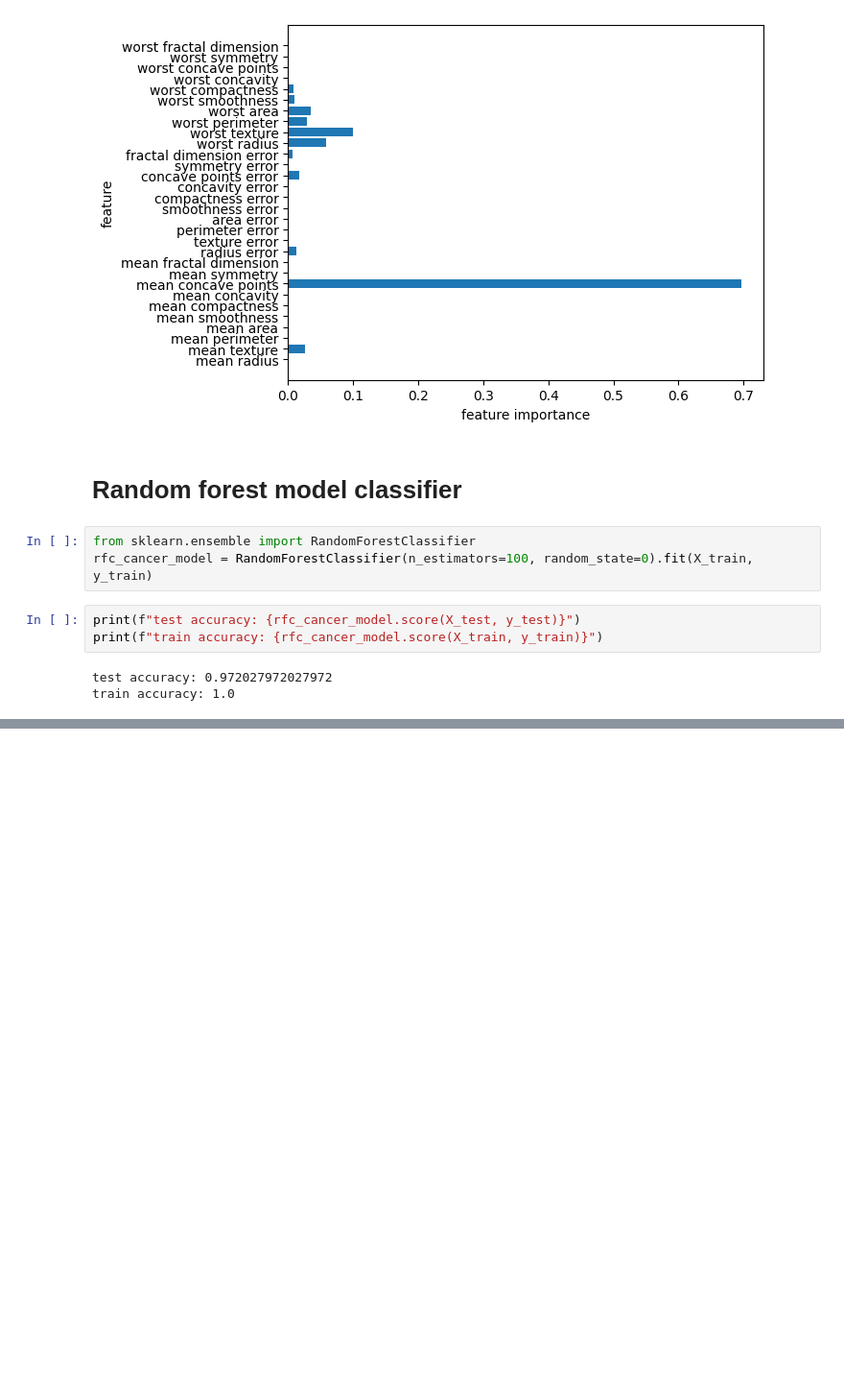
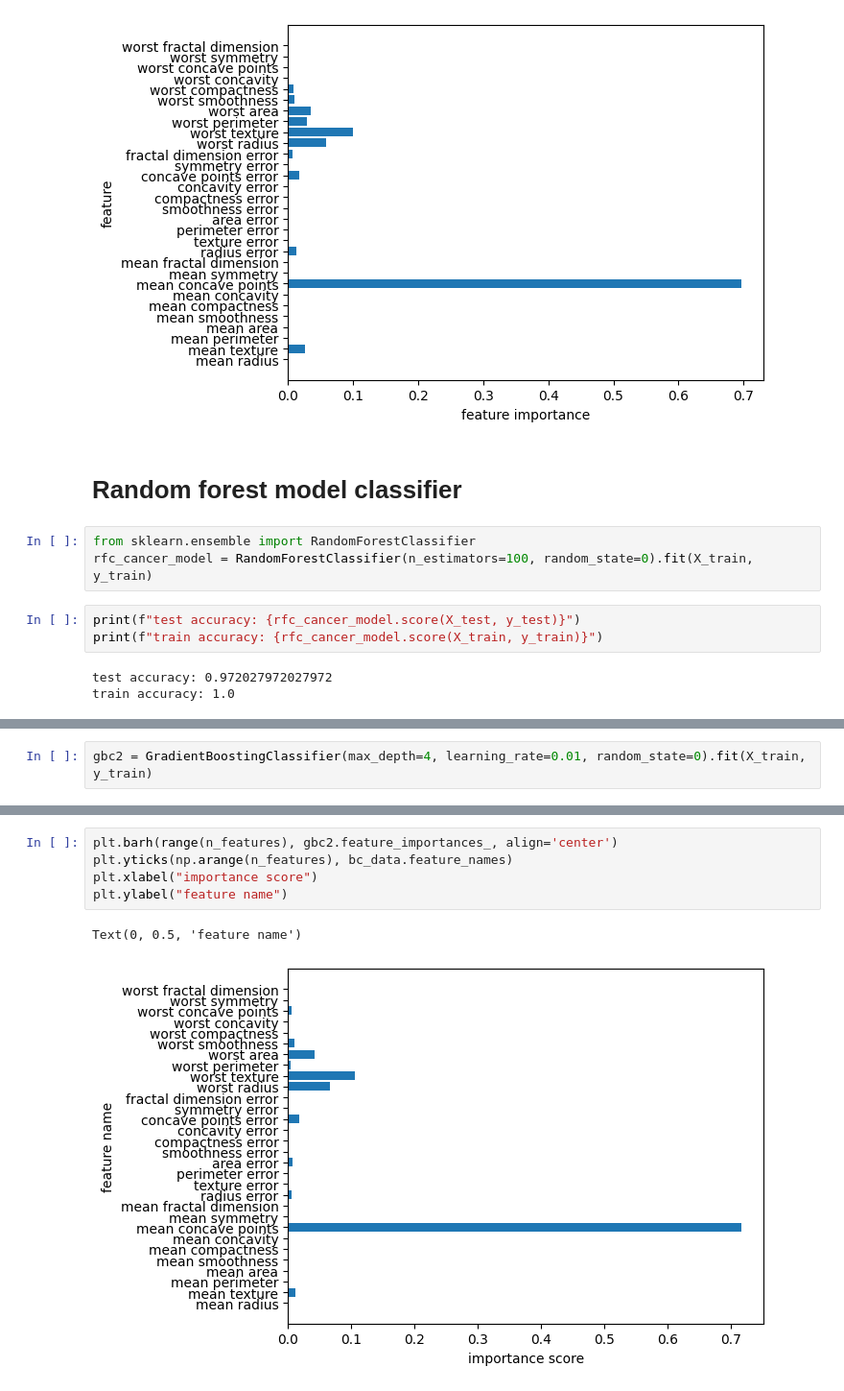
Before and after one commit to soipanhamisi/machine-learing-and-big-data-repo, a Jupyter notebook: Decision-trees.ipynb, the cells around one changed output, grey strips where cells are left out. Shown at 96% size. Cells and saved outputs as stored; diff of their text form; blank space fills up the shorter version.

```diff
--- a/Decision-trees.ipynb
+++ b/Decision-trees.ipynb
@@ -156,0 +189,2 @@ train accuracy: 1.0
+# %%
+gbc2 = GradientBoostingClassifier(max_depth=4, learning_rate=0.01, random_state=0).fit(X_train, y_train)
@@ -156,0 +197,8 @@ train accuracy: 1.0
+# %%
+plt.barh(range(n_features), gbc2.feature_importances_, align='center')
+plt.yticks(np.arange(n_features), bc_data.feature_names)
+plt.xlabel("importance score")
+plt.ylabel("feature name")
+# %% [output]
+Text(0, 0.5, 'feature name')
+[figure, added]
```
Also changed, not shown: parts of 9 cells of this notebook.
